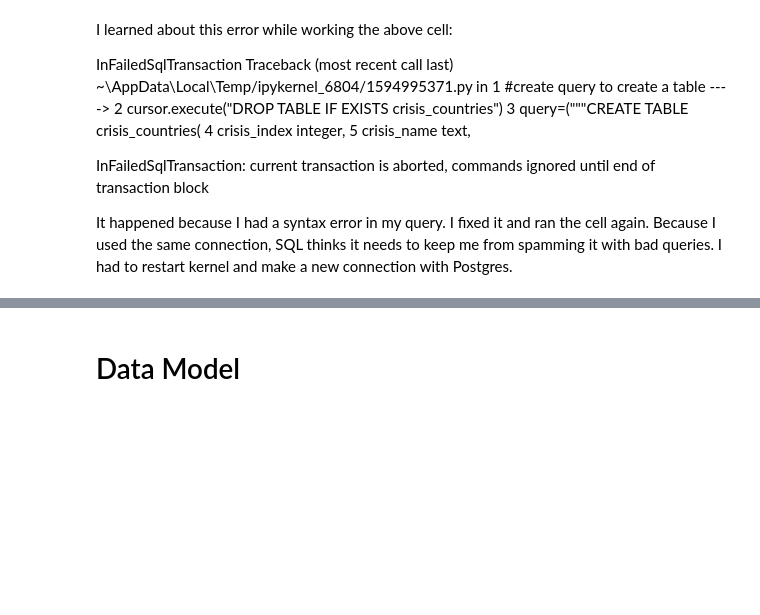
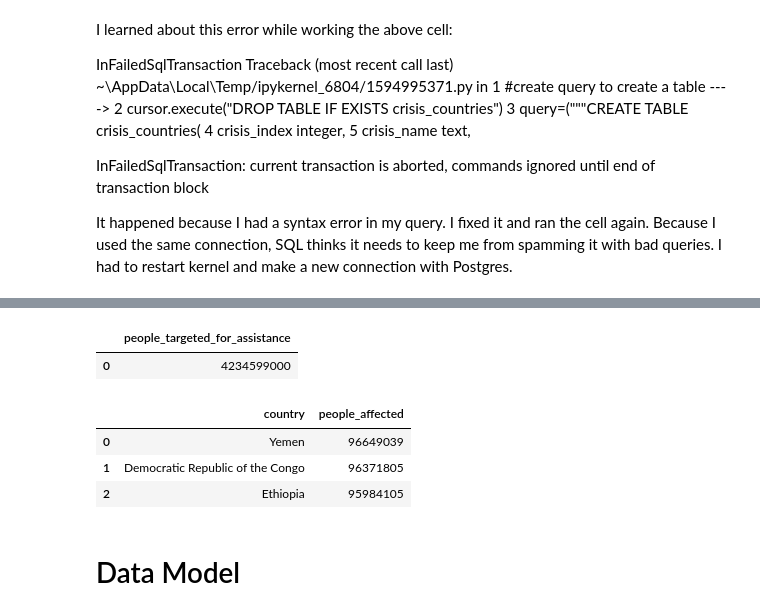
Before and after one commit to N-J-Miller/ETL-Project, a Jupyter notebook: crisis_project.ipynb, the cells around one changed output, grey strips where cells are left out. Drawn from its saved outputs; the diff is of its cells as text; code cells hidden in the pictures; blank space fills up the shorter version.

```diff
--- a/crisis_project.ipynb
+++ b/crisis_project.ipynb
@@ -283,0 +399,13 @@ conn.commit()
+# %%
+# execute the query programatically from this notebook:
+cursor.execute(query7)
+
+# get and store the results of the query as a variable
+results_query7 = cursor.fetchall()
+
+#display the results in this notebook as a pandas dataframe:
+query7_df = pd.DataFrame(results_query7, columns = ["people_targeted_for_assistance"])
+query7_df
+# %% [output]
+|  | people_targeted_for_assistance |
+| 0 | 4234599000 |
@@ -283,0 +422,17 @@ conn.commit()
+# %%
+query8 = "Select crisis_name as country, SUM(figure_value) as people_affected From crisis_countries as c JOIN crisis_figures as f ON f.crisis_index = c.crisis_index GROUP BY country ORDER BY people_affected DESC LIMIT 3"
+# %%
+# execute the query programatically from this notebook:
+cursor.execute(query8)
+
+# get and store the results of the query as a variable
+results_query8 = cursor.fetchall()
+
+#display the results in this notebook as a pandas dataframe:
+query8_df = pd.DataFrame(results_query8, columns = ["country", 'people_affected'])
+query8_df
+# %% [output]
+|  | country | people_affected |
+| 0 | Yemen | 96649039 |
+| 1 | Democratic Republic of the Congo | 96371805 |
+| 2 | Ethiopia | 95984105 |
```
Also changed, not shown: parts of 34 cells of this notebook.
